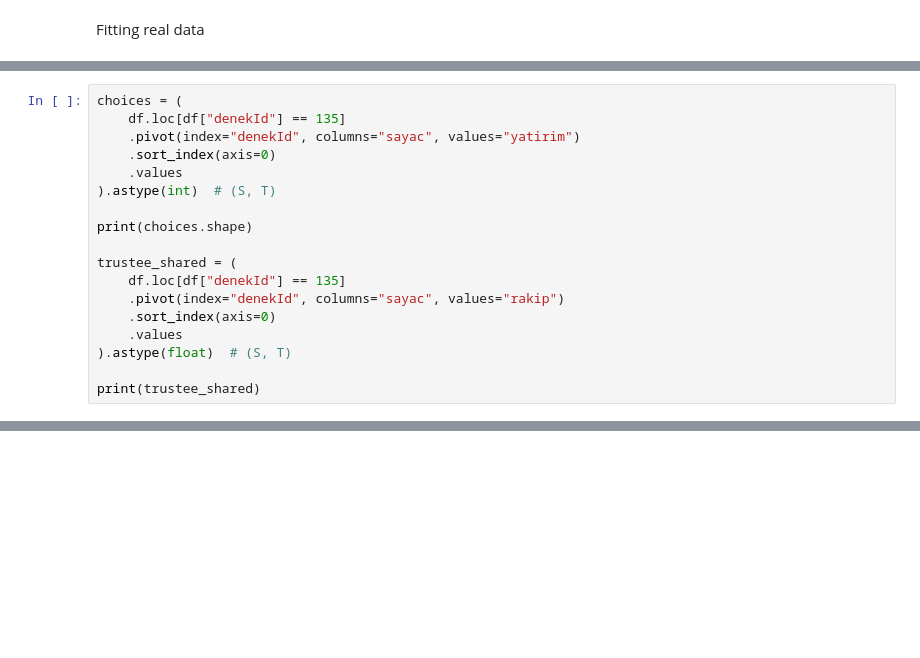
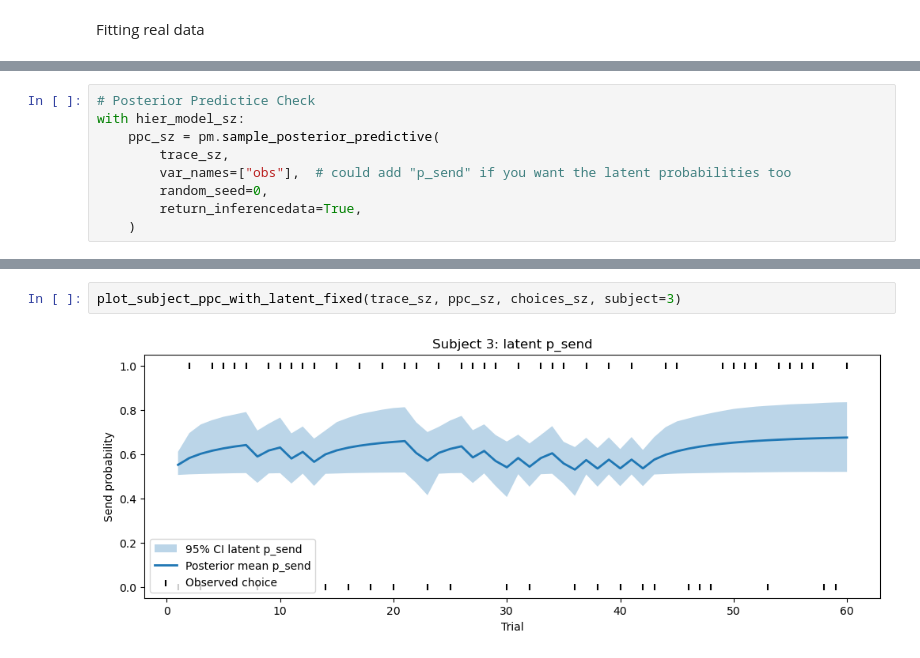
Before and after one commit to kaanka5312/sch_pe, a Jupyter notebook: external/Python/SoftmaxBayesian.ipynb, the cells around one changed output, grey strips where cells are left out. Drawn from its saved outputs; the diff is of its cells as text; blank space fills up the shorter version.

```diff
--- a/external/Python/SoftmaxBayesian.ipynb
+++ b/external/Python/SoftmaxBayesian.ipynb
@@ -868,18 +862,0 @@ print(trustee_shared)
-# %%
-choices = (
-    df.loc[df["denekId"] == 135]
-    .pivot(index="denekId", columns="sayac", values="yatirim")
-    .sort_index(axis=0)
-    .values
-).astype(int)  # (S, T)
-
-print(choices.shape)
-
-trustee_shared = (
-    df.loc[df["denekId"] == 135]
-    .pivot(index="denekId", columns="sayac", values="rakip")
-    .sort_index(axis=0)
-    .values
-).astype(float)  # (S, T)
-
-print(trustee_shared)
@@ -925,0 +893,9 @@ az.summary(trace)
+# %%
+# Posterior Predictice Check
+with hier_model_sz:
+    ppc_sz = pm.sample_posterior_predictive(
+        trace_sz,
+        var_names=["obs"],  # could add "p_send" if you want the latent probabilities too
+        random_seed=0,
+        return_inferencedata=True,
+    )
@@ -925,0 +1011,4 @@ az.summary(trace)
+# %%
+plot_subject_ppc_with_latent_fixed(trace_sz, ppc_sz, choices_sz, subject=3)
+# %% [output]
+[figure, added]
```
Also changed, not shown: parts of 22 cells of this notebook.
